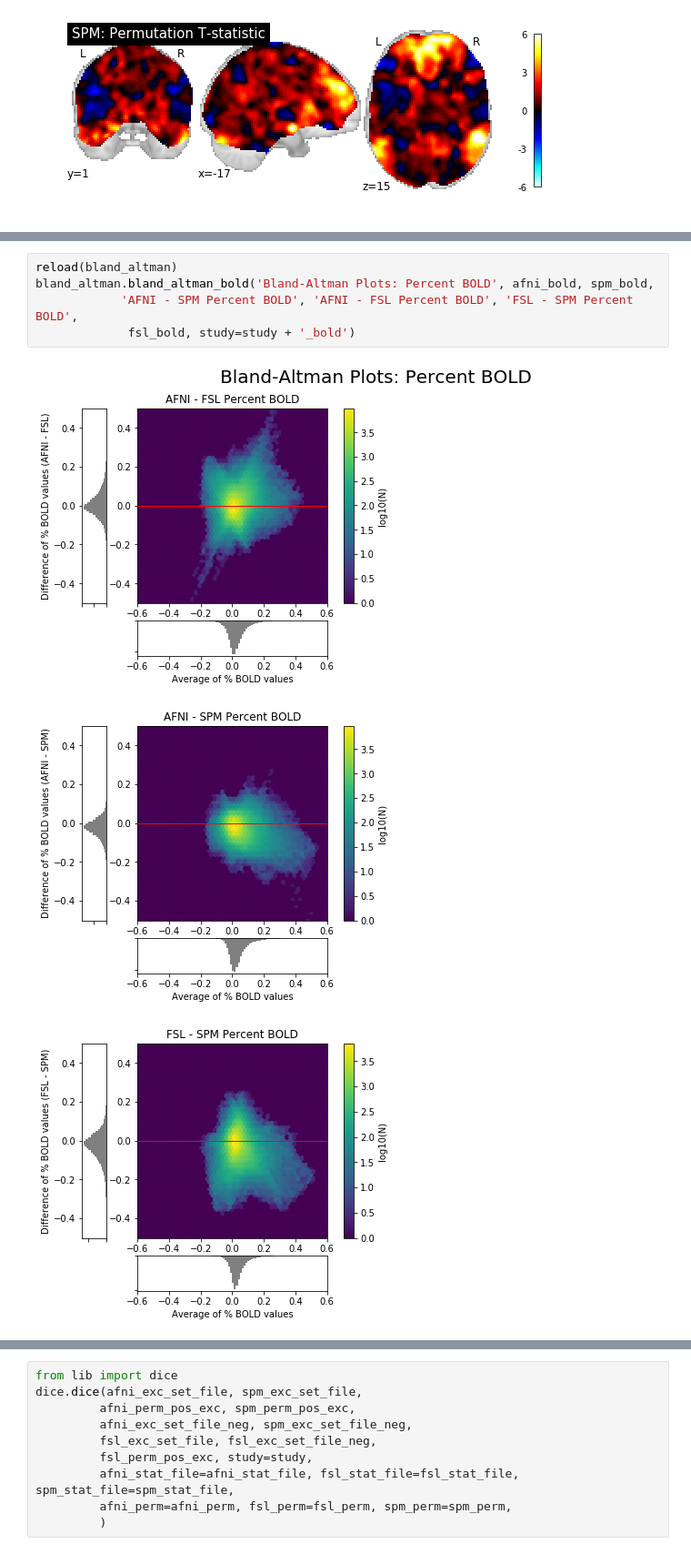
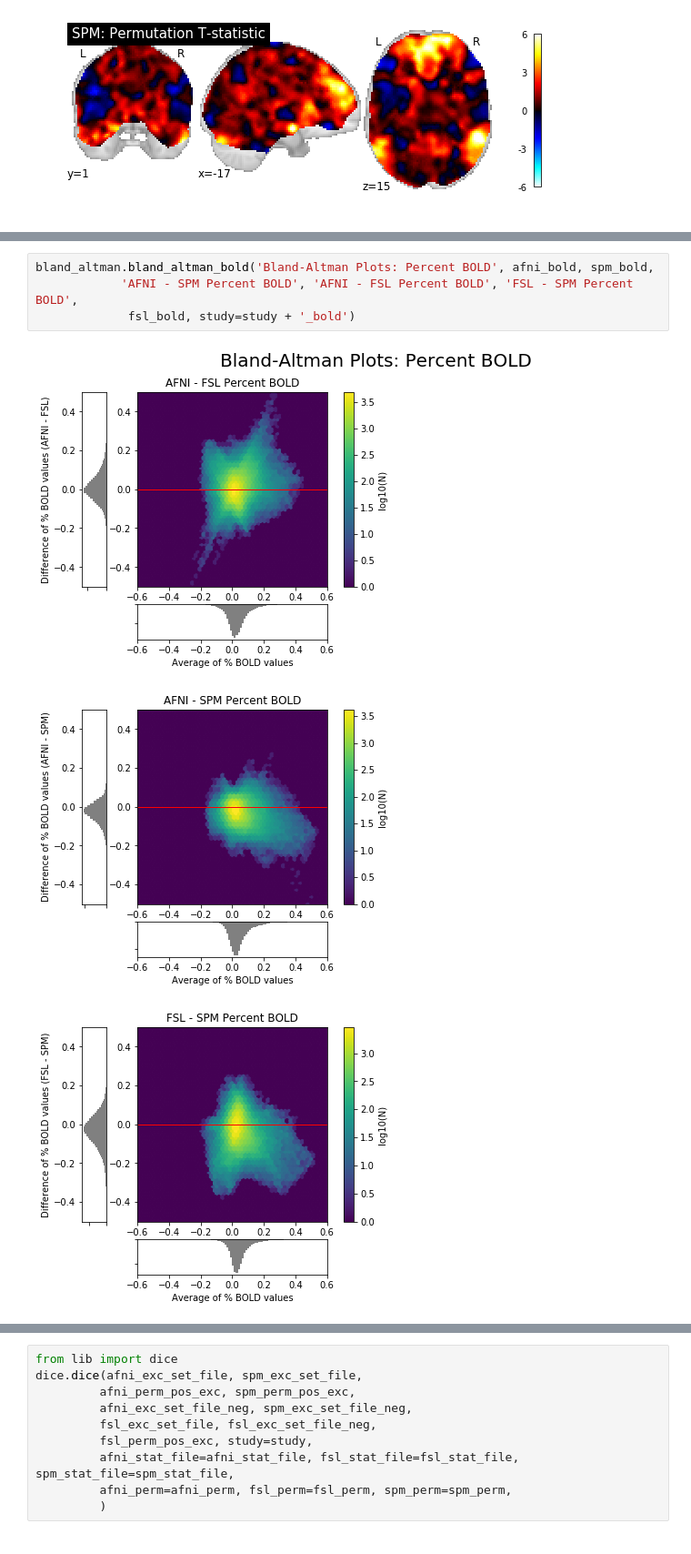
Before and after one commit to NISOx-BDI/Software_Comparison, a Jupyter notebook: figures/ds109_notebook.ipynb, the cells around one changed output, grey strips where cells are left out. Shown at 91% size. Drawn from its saved outputs; the diff is of its cells as text.

Commit message:
white matter and csf now removed from BOLD BA plots, all notebooks updated

```diff
--- a/figures/ds109_notebook.ipynb
+++ b/figures/ds109_notebook.ipynb
@@ -213,12 +212,11 @@ bland_altman.bland_altman('Bland-Altman Plots: Permutation Tests', afni_perm, sp
 # %%
-reload(bland_altman)
 bland_altman.bland_altman_bold('Bland-Altman Plots: Percent BOLD', afni_bold, spm_bold,
             'AFNI - SPM Percent BOLD', 'AFNI - FSL Percent BOLD', 'FSL - SPM Percent BOLD',
              fsl_bold, study=study + '_bold')
 # %% [output]
-[figure, old version]
+[figure, new version]
-[figure, old version]
+[figure, new version]
-[figure, old version]
+[figure, new version]
 # %%
 bland_altman.bland_altman_intra('Bland-Altman Plots: Parametric vs Permutation', afni_stat_file, afni_perm,
              fsl_stat_file, fsl_perm,
```
Also changed, not shown: parts of 5 cells of this notebook, 28 other files.
